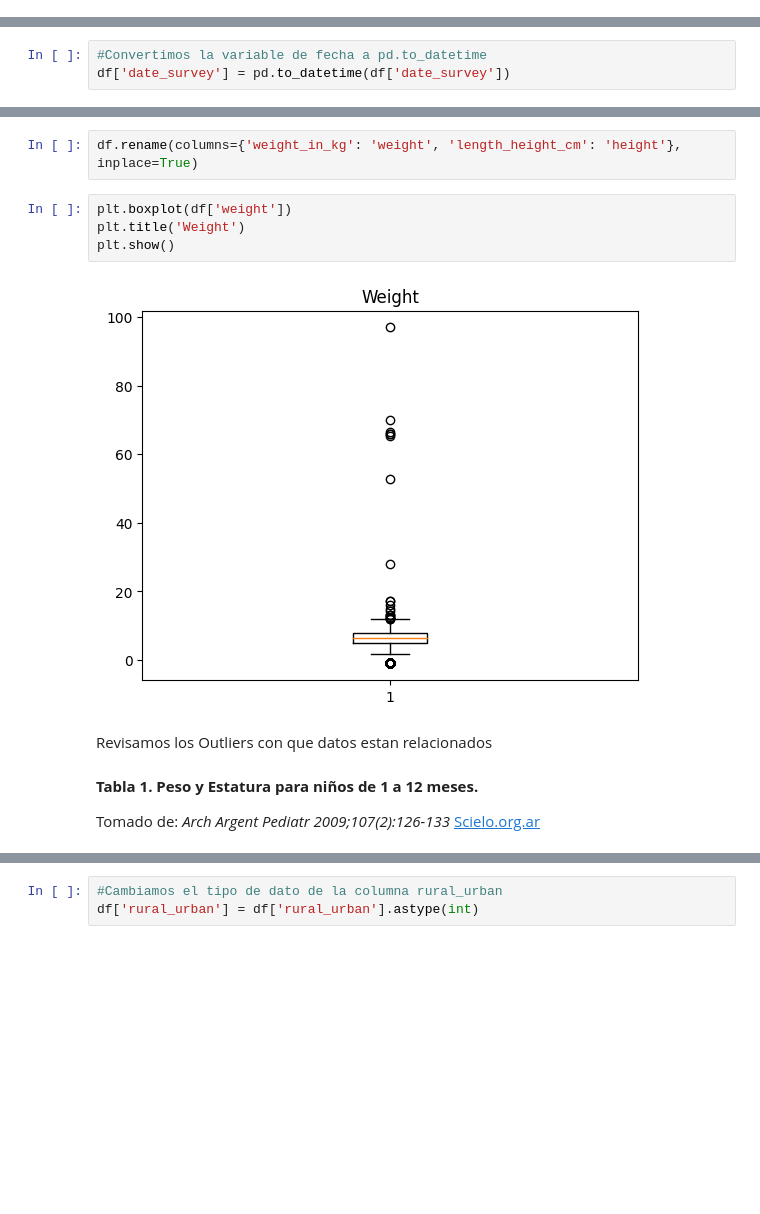
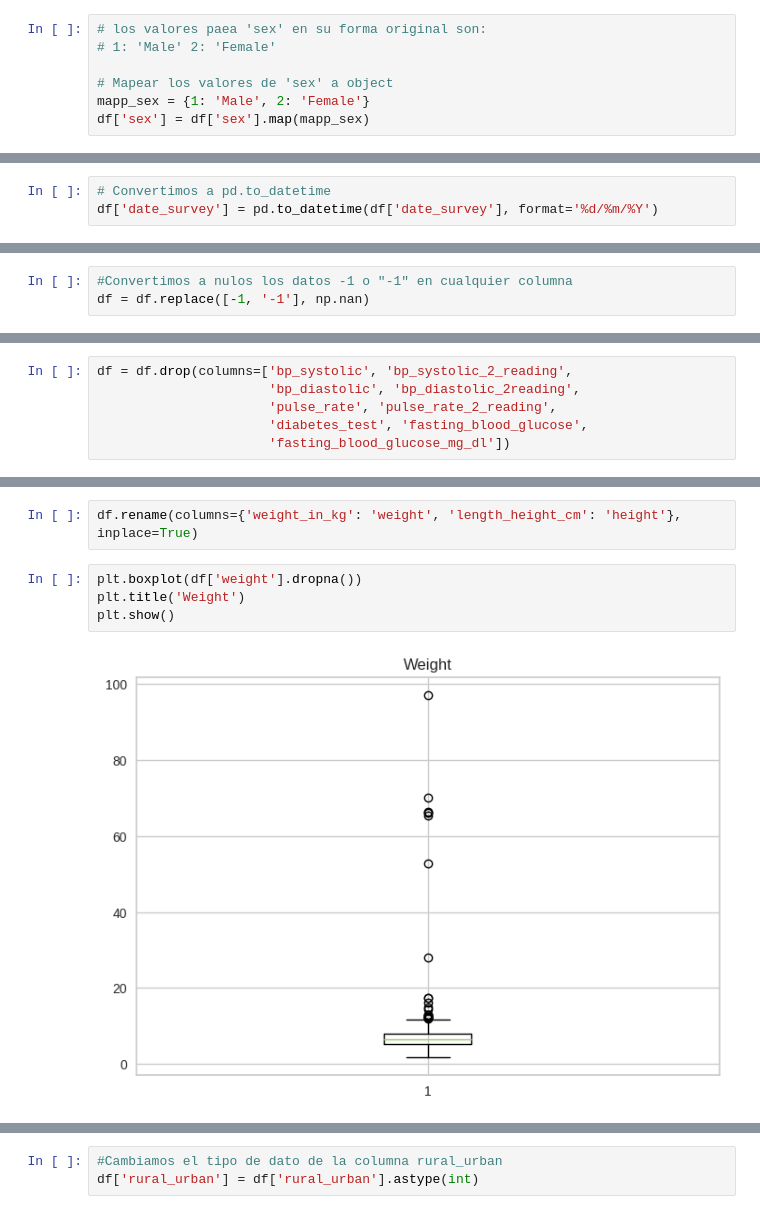
Before and after one commit to marce3-2140/Clinical-Anthropometric-Bio-Chemical-Survey, a Jupyter notebook: SurveyClinicalData.ipynb, the cells around one changed output, grey strips where cells are left out. Saved outputs shown, nothing was run; the diff lists cells and outputs as text; blank space fills up the shorter version.

```diff
--- a/SurveyClinicalData.ipynb
+++ b/SurveyClinicalData.ipynb
@@ -326,0 +391,7 @@ Index(['rural_urban', 'date_survey', 'length_height_code',
+# %%
+# los valores paea 'sex' en su forma original son:
+# 1: 'Male' 2: 'Female'
+
+# Mapear los valores de 'sex' a object
+mapp_sex = {1: 'Male', 2: 'Female'}
+df['sex'] = df['sex'].map(mapp_sex)
@@ -327,3 +412,3 @@ Index(['rural_urban', 'date_survey', 'length_height_code',
 # %%
-#Convertimos la variable de fecha a pd.to_datetime
-df['date_survey'] = pd.to_datetime(df['date_survey'])
+# Convertimos a pd.to_datetime
+df['date_survey'] = pd.to_datetime(df['date_survey'], format='%d/%m/%Y')
@@ -362,0 +445,3 @@ Name: rural_urban, dtype: int64
+# %%
+#Convertimos a nulos los datos -1 o "-1" en cualquier columna
+df = df.replace([-1, '-1'], np.nan)
@@ -363,3 +470,9 @@ Name: rural_urban, dtype: int64
+# %%
+df = df.drop(columns=['bp_systolic', 'bp_systolic_2_reading',
+                      'bp_diastolic', 'bp_diastolic_2reading',
+                      'pulse_rate', 'pulse_rate_2_reading',
+                      'diabetes_test', 'fasting_blood_glucose',
+                      'fasting_blood_glucose_mg_dl'])
 # %% [markdown]
 **Height/Weight**
 
@@ -377,14 +510,8 @@ df = df.drop(columns=['weight_measured', 'length_height_measured', 'length_heigh
 # %%
 df.rename(columns={'weight_in_kg': 'weight', 'length_height_cm': 'height'}, inplace=True)
 # %%
-plt.boxplot(df['weight'])
+plt.boxplot(df['weight'].dropna())
 plt.title('Weight')
 plt.show()
 # %% [output]
-[figure, old version]
+[figure, new version]
-# %% [markdown]
-Revisamos los Outliers con que datos estan relacionados
-# %% [markdown]
-**Tabla 1. Peso y Estatura para niños de 1 a 12 meses.**
-
-Tomado de: *Arch Argent Pediatr 2009;107(2):126-133* [Scielo.org.ar](http://www.scielo.org.ar/pdf/aap/v107n2/v107n2a05.pdf)
```
Also changed, not shown: parts of 166 cells of this notebook.
